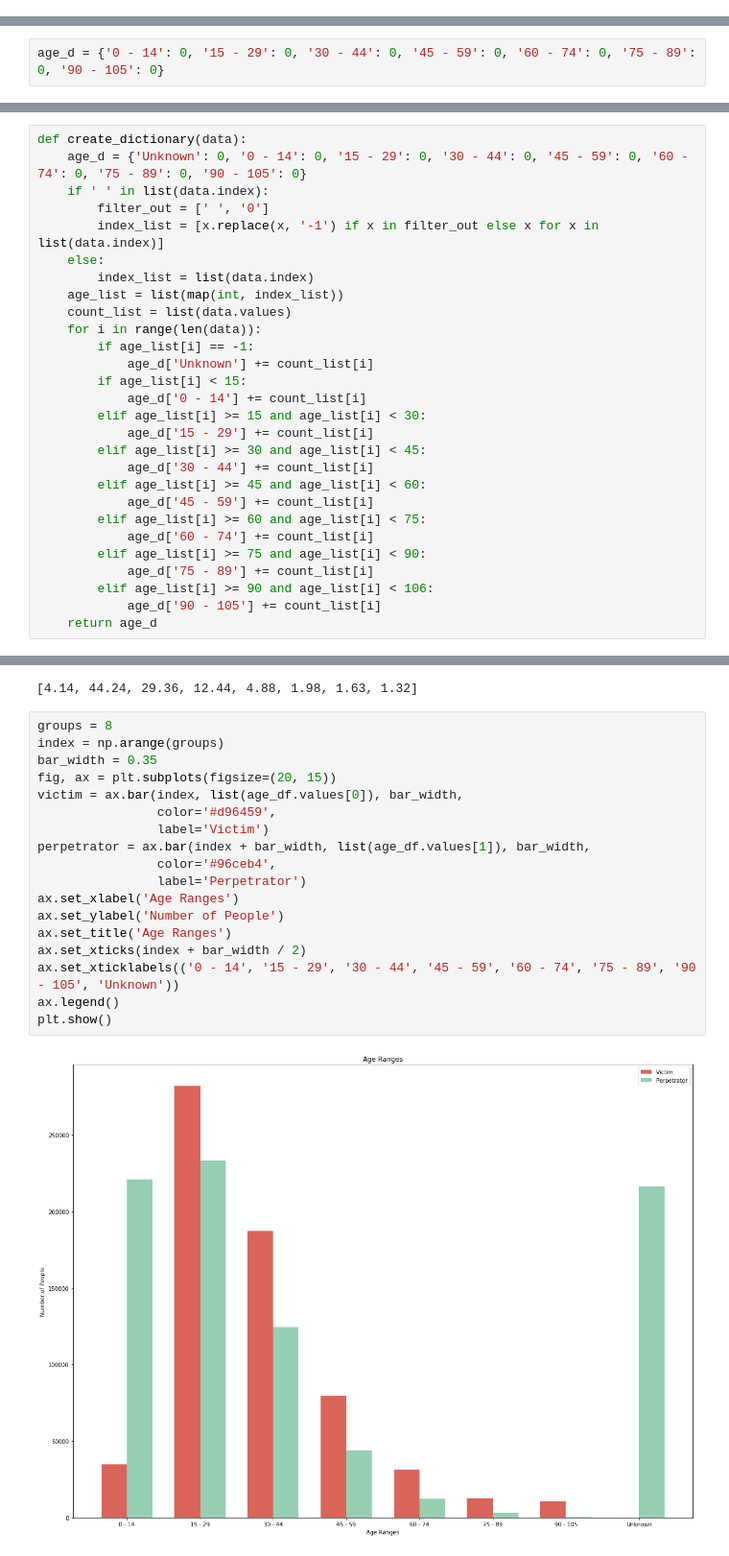
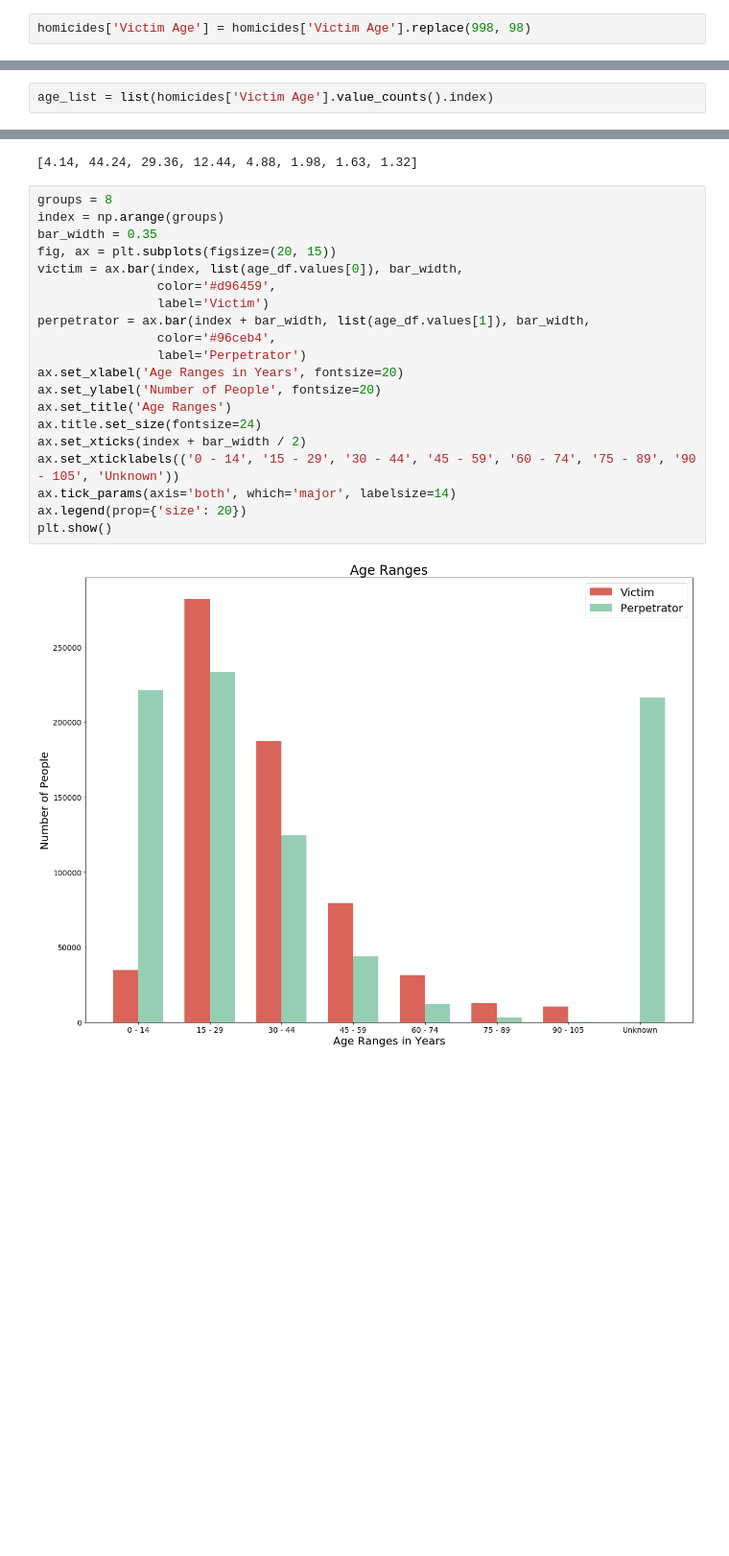
Before and after one commit to adriennekarnoski/machine_learning, a Jupyter notebook: Untitled.ipynb, the cells around one changed output, grey strips where cells are left out. Shown at 96% size. Saved outputs shown, nothing was run; the diff lists cells and outputs as text; blank space fills up the shorter version.

```diff
--- a/Untitled.ipynb
+++ b/Untitled.ipynb
@@ -11,0 +28,2 @@ homicides.shape
+# %%
+homicides['Victim Age'] = homicides['Victim Age'].replace(998, 98)
@@ -82,3 +117,3 @@ len(age_list)
-# %%
-age_d = {'0 - 14': 0, '15 - 29': 0, '30 - 44': 0, '45 - 59': 0, '60 - 74': 0, '75 - 89': 0, '90 - 105': 0}
+# %%
+age_list = list(homicides['Victim Age'].value_counts().index)
 # %%
@@ -113,30 +147,2 @@ age_d
-# %%
-def create_dictionary(data):
-    age_d = {'Unknown': 0, '0 - 14': 0, '15 - 29': 0, '30 - 44': 0, '45 - 59': 0, '60 - 74': 0, '75 - 89': 0, '90 - 105': 0}
-    if ' ' in list(data.index):
-        filter_out = [' ', '0']
-        index_list = [x.replace(x, '-1') if x in filter_out else x for x in list(data.index)]
-    else:
-        index_list = list(data.index)
-    age_list = list(map(int, index_list))
-    count_list = list(data.values)
-    for i in range(len(data)):
-        if age_list[i] == -1:
-            age_d['Unknown'] += count_list[i]
-        if age_list[i] < 15:
-            age_d['0 - 14'] += count_list[i]
-        elif age_list[i] >= 15 and age_list[i] < 30:
-            age_d['15 - 29'] += count_list[i]
-        elif age_list[i] >= 30 and age_list[i] < 45:
-            age_d['30 - 44'] += count_list[i]
-        elif age_list[i] >= 45 and age_list[i] < 60:
-            age_d['45 - 59'] += count_list[i]
-        elif age_list[i] >= 60 and age_list[i] < 75:
-            age_d['60 - 74'] += count_list[i]
-        elif age_list[i] >= 75 and age_list[i] < 90:
-            age_d['75 - 89'] += count_list[i]
-        elif age_list[i] >= 90 and age_list[i] < 106:
-            age_d['90 - 105'] += count_list[i]
-    return age_d
 # %%
 victim_d = create_dictionary(victim_age)
@@ -191,20 +182,22 @@ list(age_df.values[1])
 # %%
 groups = 8
 index = np.arange(groups)
 bar_width = 0.35
 fig, ax = plt.subplots(figsize=(20, 15))
 victim = ax.bar(index, list(age_df.values[0]), bar_width,
                 color='#d96459',
                 label='Victim')
 perpetrator = ax.bar(index + bar_width, list(age_df.values[1]), bar_width,
                 color='#96ceb4',
                 label='Perpetrator')
-ax.set_xlabel('Age Ranges')
-ax.set_ylabel('Number of People')
+ax.set_xlabel('Age Ranges in Years', fontsize=20)
+ax.set_ylabel('Number of People', fontsize=20)
 ax.set_title('Age Ranges')
+ax.title.set_size(fontsize=24)
 ax.set_xticks(index + bar_width / 2)
 ax.set_xticklabels(('0 - 14', '15 - 29', '30 - 44', '45 - 59', '60 - 74', '75 - 89', '90 - 105', 'Unknown'))
-ax.legend()
+ax.tick_params(axis='both', which='major', labelsize=14)
+ax.legend(prop={'size': 20})
 plt.show()
 # %% [output]
-[figure, old version]
+[figure, new version]
```
Also changed, not shown: parts of 34 cells of this notebook, 1 other file.
